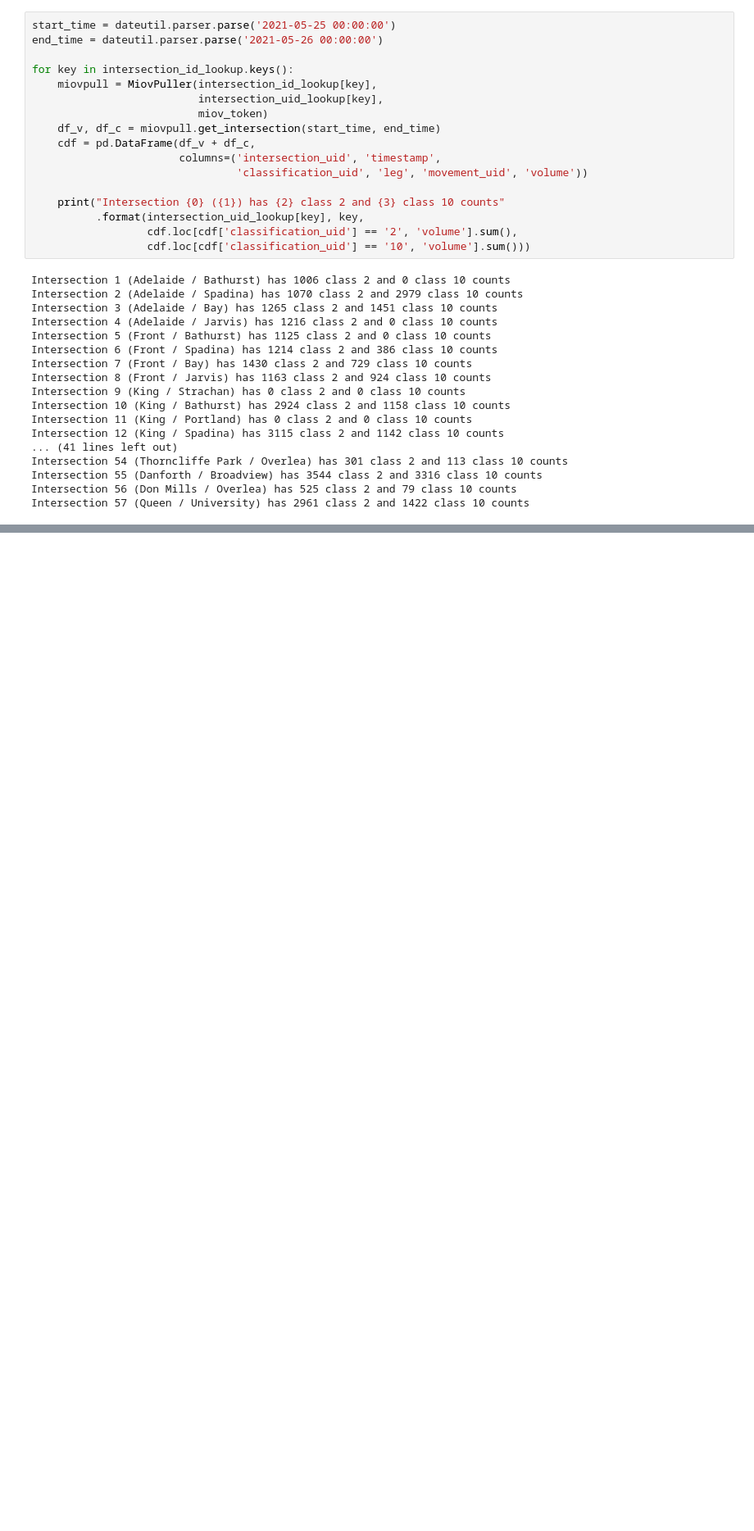
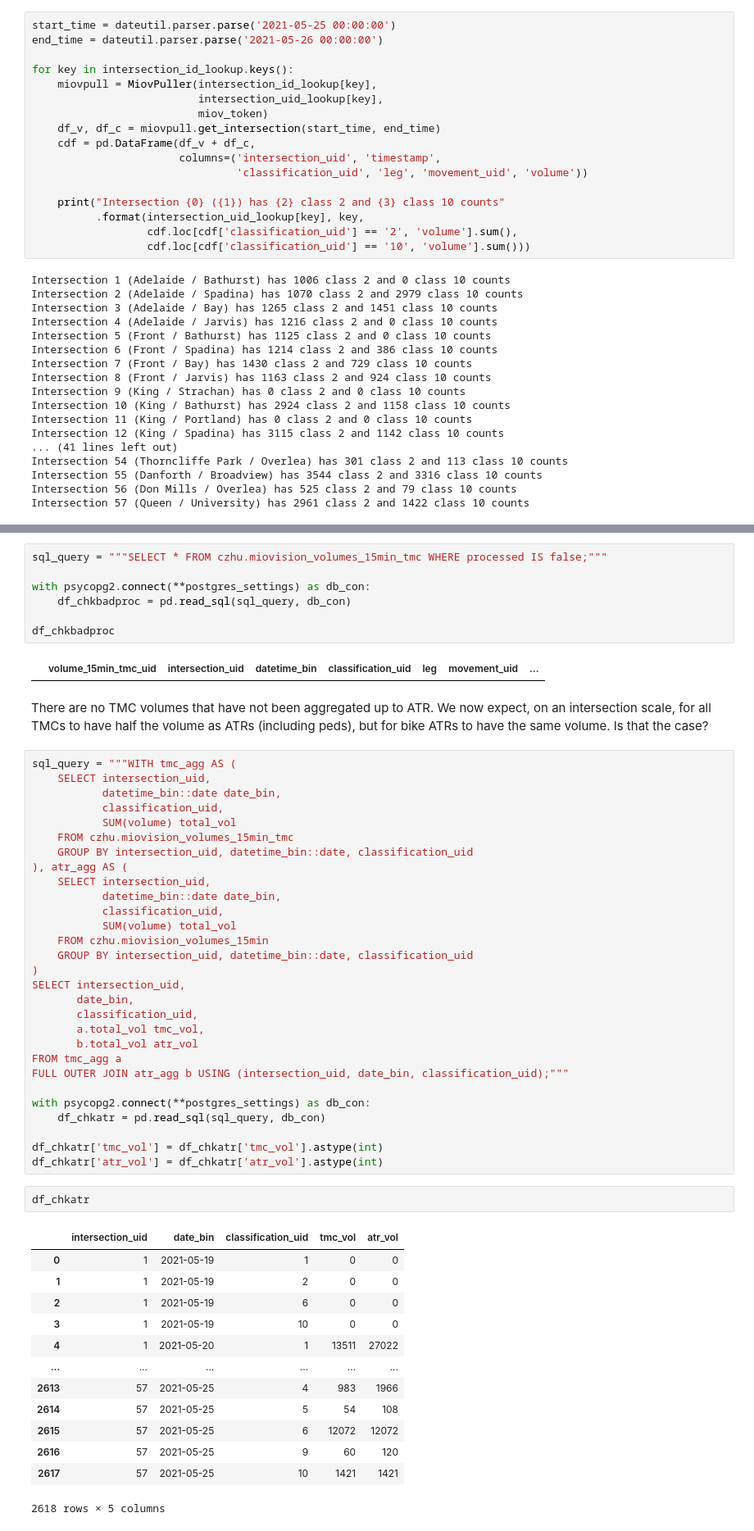
Before and after one commit to CityofToronto/bdit_data-sources, a Jupyter notebook: volumes/miovision/dev_notebooks/06 - Bike Approach Sandbox.ipynb, the cells around one changed output, grey strips where cells are left out. Shown at 82% size. Drawn from its saved outputs; the diff is of its cells as text; blank space fills up the shorter version.

```diff
--- a/volumes/miovision/dev_notebooks/06 - Bike Approach Sandbox.ipynb
+++ b/volumes/miovision/dev_notebooks/06 - Bike Approach Sandbox.ipynb
@@ -572,0 +659,56 @@ Intersection 57 (Queen / University) has 2961 class 2 and 1422 class 10 counts
+# %%
+sql_query = """SELECT * FROM czhu.miovision_volumes_15min_tmc WHERE processed IS false;"""
+
+with psycopg2.connect(**postgres_settings) as db_con:
+    df_chkbadproc = pd.read_sql(sql_query, db_con)
+
+df_chkbadproc
+# %% [output]
+|  | volume_15min_tmc_uid | intersection_uid | datetime_bin | classification_uid | leg | movement_uid | ... |
+# %% [markdown]
+There are no TMC volumes that have not been aggregated up to ATR. We now expect, on an intersection scale, for all TMCs to have half the volume as ATRs (including peds), but for bike ATRs to have the same volume. Is that the case?
+# %%
+sql_query = """WITH tmc_agg AS (
+	SELECT intersection_uid,
+		   datetime_bin::date date_bin,
+		   classification_uid,
+		   SUM(volume) total_vol
+	FROM czhu.miovision_volumes_15min_tmc
+	GROUP BY intersection_uid, datetime_bin::date, classification_uid
+), atr_agg AS (
+	SELECT intersection_uid,
+		   datetime_bin::date date_bin,
+		   classification_uid,
+		   SUM(volume) total_vol
+	FROM czhu.miovision_volumes_15min
+	GROUP BY intersection_uid, datetime_bin::date, classification_uid
+)
+SELECT intersection_uid,
+       date_bin,
+	   classification_uid,
+	   a.total_vol tmc_vol,
+	   b.total_vol atr_vol
+FROM tmc_agg a
+FULL OUTER JOIN atr_agg b USING (intersection_uid, date_bin, classification_uid);"""
+
+with psycopg2.connect(**postgres_settings) as db_con:
+    df_chkatr = pd.read_sql(sql_query, db_con)
+
+df_chkatr['tmc_vol'] = df_chkatr['tmc_vol'].astype(int)
+df_chkatr['atr_vol'] = df_chkatr['atr_vol'].astype(int)
+# %%
+df_chkatr
+# %% [output]
+|  | intersection_uid | date_bin | classification_uid | tmc_vol | atr_vol |
+| 0 | 1 | 2021-05-19 | 1 | 0 | 0 |
+| 1 | 1 | 2021-05-19 | 2 | 0 | 0 |
+| 2 | 1 | 2021-05-19 | 6 | 0 | 0 |
+| 3 | 1 | 2021-05-19 | 10 | 0 | 0 |
+| 4 | 1 | 2021-05-20 | 1 | 13511 | 27022 |
+| ... | ... | ... | ... | ... | ... |
+| 2613 | 57 | 2021-05-25 | 4 | 983 | 1966 |
+| 2614 | 57 | 2021-05-25 | 5 | 54 | 108 |
+| 2615 | 57 | 2021-05-25 | 6 | 12072 | 12072 |
+| 2616 | 57 | 2021-05-25 | 9 | 60 | 120 |
+| 2617 | 57 | 2021-05-25 | 10 | 1421 | 1421 |
+2618 rows × 5 columns
```
Also changed, not shown: parts of 15 cells of this notebook.
